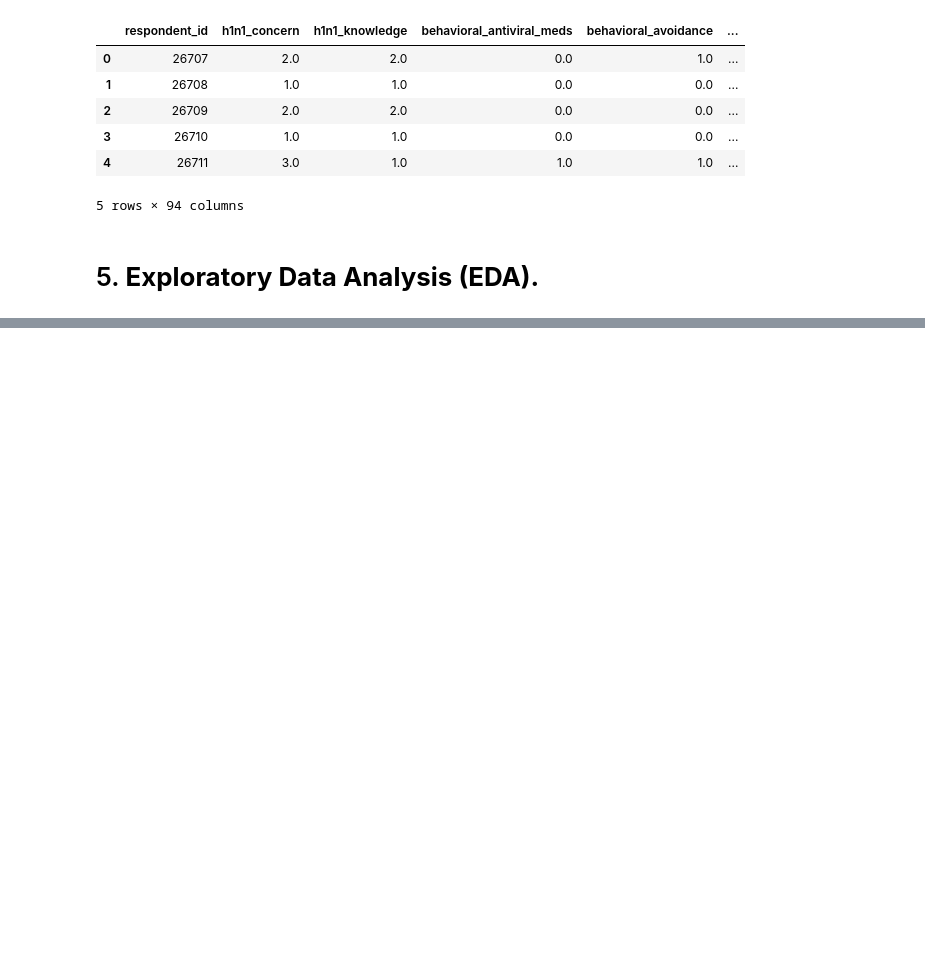
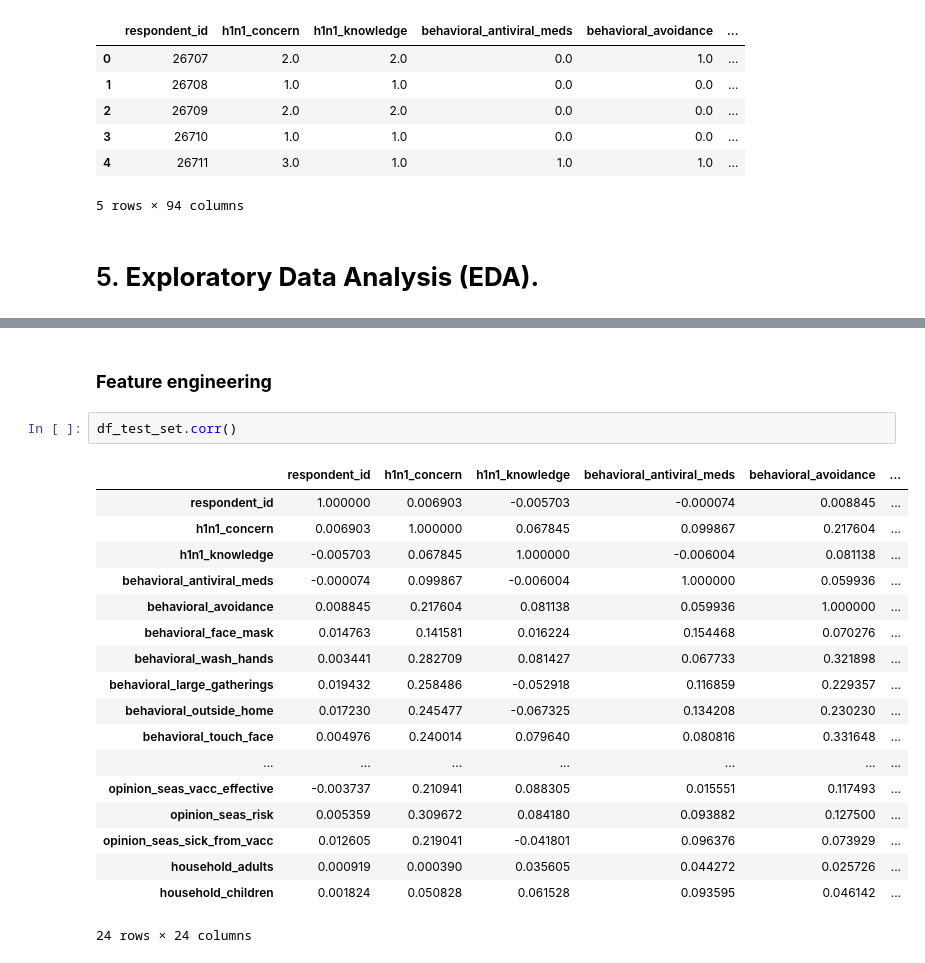
Before and after one commit to PETERNJUGU4/Njugu_Phase_3_Project, a Jupyter notebook: index.ipynb, the cells around one changed output, grey strips where cells are left out. Cells and saved outputs as stored; diff of their text form; blank space fills up the shorter version.

```diff
--- a/index.ipynb
+++ b/index.ipynb
@@ -281,0 +299,23 @@ data_encoded.head()
+# %% [markdown]
+### **Feature engineering**
+# %%
+df_test_set.corr()
+# %% [output]
+|  | respondent_id | h1n1_concern | h1n1_knowledge | behavioral_antiviral_meds | behavioral_avoidance | ... |
+| respondent_id | 1.000000 | 0.006903 | -0.005703 | -0.000074 | 0.008845 | ... |
+| h1n1_concern | 0.006903 | 1.000000 | 0.067845 | 0.099867 | 0.217604 | ... |
+| h1n1_knowledge | -0.005703 | 0.067845 | 1.000000 | -0.006004 | 0.081138 | ... |
+| behavioral_antiviral_meds | -0.000074 | 0.099867 | -0.006004 | 1.000000 | 0.059936 | ... |
+| behavioral_avoidance | 0.008845 | 0.217604 | 0.081138 | 0.059936 | 1.000000 | ... |
+| behavioral_face_mask | 0.014763 | 0.141581 | 0.016224 | 0.154468 | 0.070276 | ... |
+| behavioral_wash_hands | 0.003441 | 0.282709 | 0.081427 | 0.067733 | 0.321898 | ... |
+| behavioral_large_gatherings | 0.019432 | 0.258486 | -0.052918 | 0.116859 | 0.229357 | ... |
+| behavioral_outside_home | 0.017230 | 0.245477 | -0.067325 | 0.134208 | 0.230230 | ... |
+| behavioral_touch_face | 0.004976 | 0.240014 | 0.079640 | 0.080816 | 0.331648 | ... |
+| ... | ... | ... | ... | ... | ... | ... |
+| opinion_seas_vacc_effective | -0.003737 | 0.210941 | 0.088305 | 0.015551 | 0.117493 | ... |
+| opinion_seas_risk | 0.005359 | 0.309672 | 0.084180 | 0.093882 | 0.127500 | ... |
+| opinion_seas_sick_from_vacc | 0.012605 | 0.219041 | -0.041801 | 0.096376 | 0.073929 | ... |
+| household_adults | 0.000919 | 0.000390 | 0.035605 | 0.044272 | 0.025726 | ... |
+| household_children | 0.001824 | 0.050828 | 0.061528 | 0.093595 | 0.046142 | ... |
+24 rows × 24 columns
```
Also changed, not shown: parts of 4 cells of this notebook.
